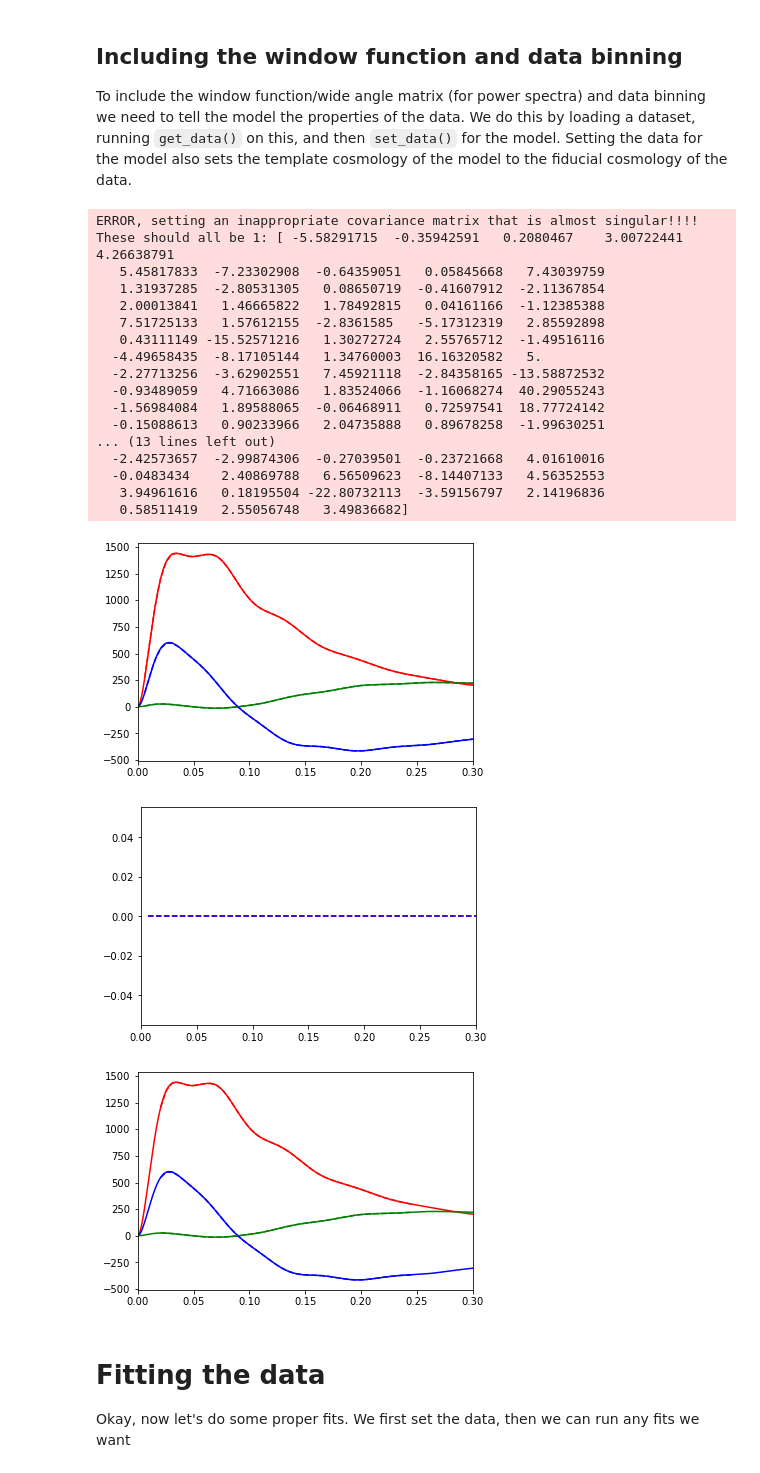
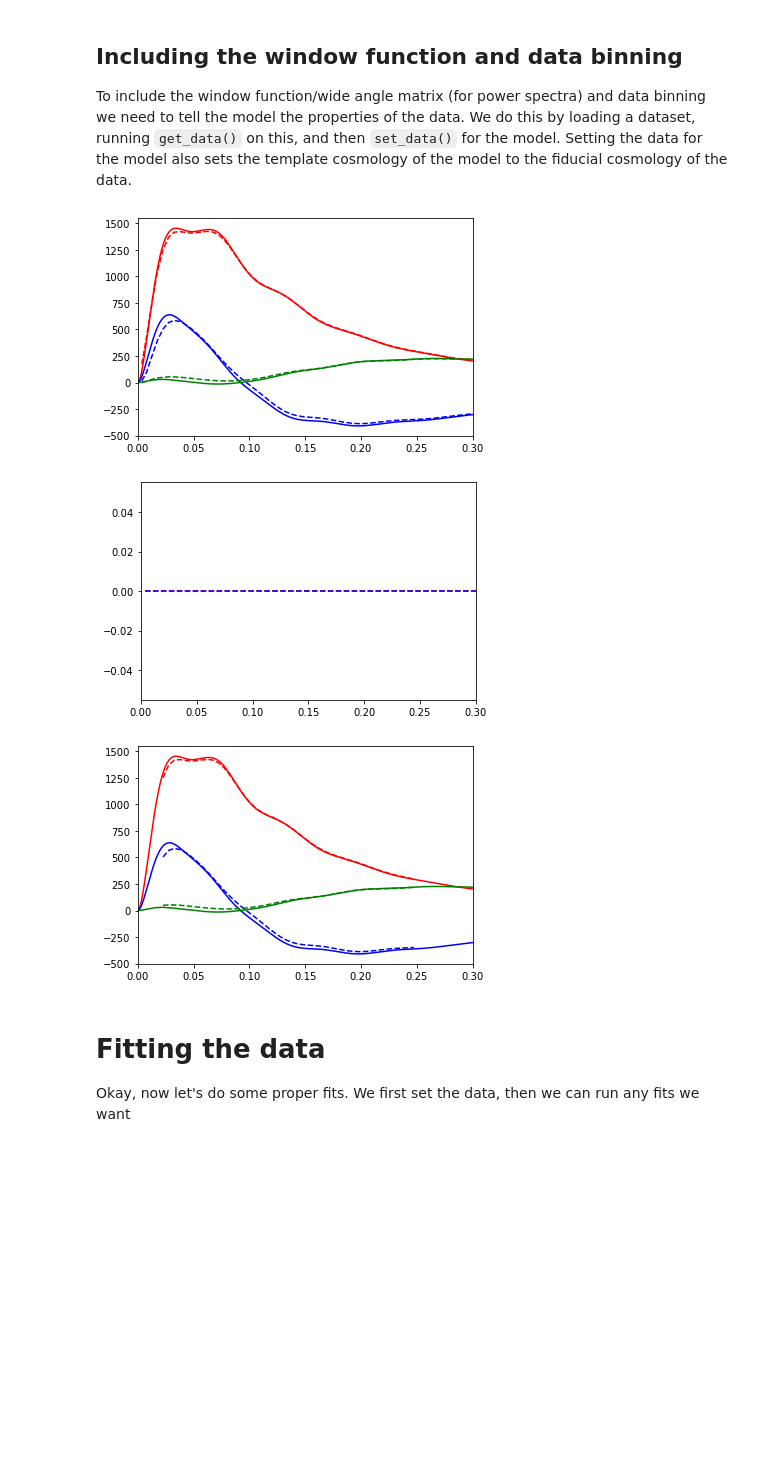
Before and after one commit to Samreay/Barry, a Jupyter notebook: DESI_KP4_EXAMPLES.ipynb, the cells around one changed output. Cells and saved outputs as stored; diff of their text form; code cells hidden in the pictures; blank space fills up the shorter version.

```diff
--- a/DESI_KP4_EXAMPLES.ipynb
+++ b/DESI_KP4_EXAMPLES.ipynb
@@ -366,7 +301,7 @@ plt.show()
 To include the window function/wide angle matrix (for power spectra) and data binning we need to tell the model the properties of the data. We do this by loading a dataset, running `get_data()` on this, and then `set_data()` for the model. Setting the data for the model also sets the template cosmology of the model to the fiducial cosmology of the data.
 # %%
 # Load in a dataset
-dataset = PowerSpectrum_DESI_KP4(mocktype="abacus_cubicbox", fit_poles=(0,2,4), min_k=0.02, max_k=0.25, redshift_bin=1)
+dataset = PowerSpectrum_DESI_KP4(mocktype="abacus_cutsky", fit_poles=(0,2,4), min_k=0.02, max_k=0.25, redshift_bin=1)
 data = dataset.get_data()
 
 # Set up a model and tell it about the data
@@ -385,52 +320,35 @@ pk_win, pk_win_odd, marged_win, marged_win_odd, mask = model.get_model(p, data[0
 plt.errorbar(ks, ks * pk[0], marker="None", ls="-", c="r", label=r"$P_{0}(k)$")
 plt.errorbar(ks, ks * pk[2], marker="None", ls="-", c="b", label=r"$P_{2}(k)$")
 plt.errorbar(ks, ks * pk[4], marker="None", ls="-", c="g", label=r"$P_{4}(k)$")
 plt.errorbar(kout, kout * pk_win[:len(kout)], marker="None", ls="--", c="r")
 plt.errorbar(kout, kout * pk_win[2*len(kout):3*len(kout)], marker="None", ls="--", c="b")
 plt.errorbar(kout, kout * pk_win[4*len(kout):5*len(kout)], marker="None", ls="--", c="g")
 plt.xlim(0.0, 0.3)
 plt.show()
 
 # Odd multipoles
 plt.errorbar(kout, kout * pk_win[1*len(kout):2*len(kout)], marker="None", ls="--", c="r")
 plt.errorbar(kout, kout * pk_win[3*len(kout):4*len(kout)], marker="None", ls="--", c="b")
 plt.xlim(0.0, 0.3)
 plt.show()
 
 # And now masked to the data fitting ranges
 kmasked = data[0]["ks"]
 pk_masked, pk_masked_odd = pk_win[mask], pk_win_odd[mask]
 
 # Model multipoles at data bins we are including in the fit
 plt.errorbar(ks, ks * pk[0], marker="None", ls="-", c="r", label=r"$P_{0}(k)$")
 plt.errorbar(ks, ks * pk[2], marker="None", ls="-", c="b", label=r"$P_{2}(k)$")
 plt.errorbar(ks, ks * pk[4], marker="None", ls="-", c="g", label=r"$P_{4}(k)$")
 plt.errorbar(kmasked, kmasked * pk_masked[:len(kmasked)], marker="None", ls="--", c="r")
 plt.errorbar(kmasked, kmasked * pk_masked[len(kmasked):2*len(kmasked)], marker="None", ls="--", c="b")
 plt.errorbar(kmasked, kmasked * pk_masked[2*len(kmasked):3*len(kmasked)], marker="None", ls="--", c="g")
 plt.xlim(0.0, 0.3)
 plt.show()
 # %% [output]
-ERROR, setting an inappropriate covariance matrix that is almost singular!!!!
-These should all be 1: [ -5.58291715  -0.35942591   0.2080467    3.00722441   4.26638791
-   5.45817833  -7.23302908  -0.64359051   0.05845668   7.43039759
-   1.31937285  -2.80531305   0.08650719  -0.41607912  -2.11367854
-   2.00013841   1.46665822   1.78492815   0.04161166  -1.12385388
-   7.51725133   1.57612155  -2.8361585   -5.17312319   2.85592898
-   0.43111149 -15.52571216   1.30272724   2.55765712  -1.49516116
-  -4.49658435  -8.17105144   1.34760003  16.16320582   5.
-  -2.27713256  -3.62902551   7.45921118  -2.84358165 -13.58872532
-  -0.93489059   4.71663086   1.83524066  -1.16068274  40.29055243
-  -1.56984084   1.89588065  -0.06468911   0.72597541  18.77724142
-  -0.15088613   0.90233966   2.04735888   0.89678258  -1.99630251
-... (13 lines left out)
-  -2.42573657  -2.99874306  -0.27039501  -0.23721668   4.01610016
-  -0.0483434    2.40869788   6.56509623  -8.14407133   4.56352553
-   3.94961616   0.18195504 -22.80732113  -3.59156797   2.14196836
-   0.58511419   2.55056748   3.49836682]
-[figure, old version]
+[figure, new version]
 [figure]
-[figure, old version]
+[figure, new version]
 # %% [markdown]
 # Fitting the data
 Okay, now let's do some proper fits. We first set the data, then we can run any fits we want
```
Also changed, not shown: parts of 9 cells of this notebook.
